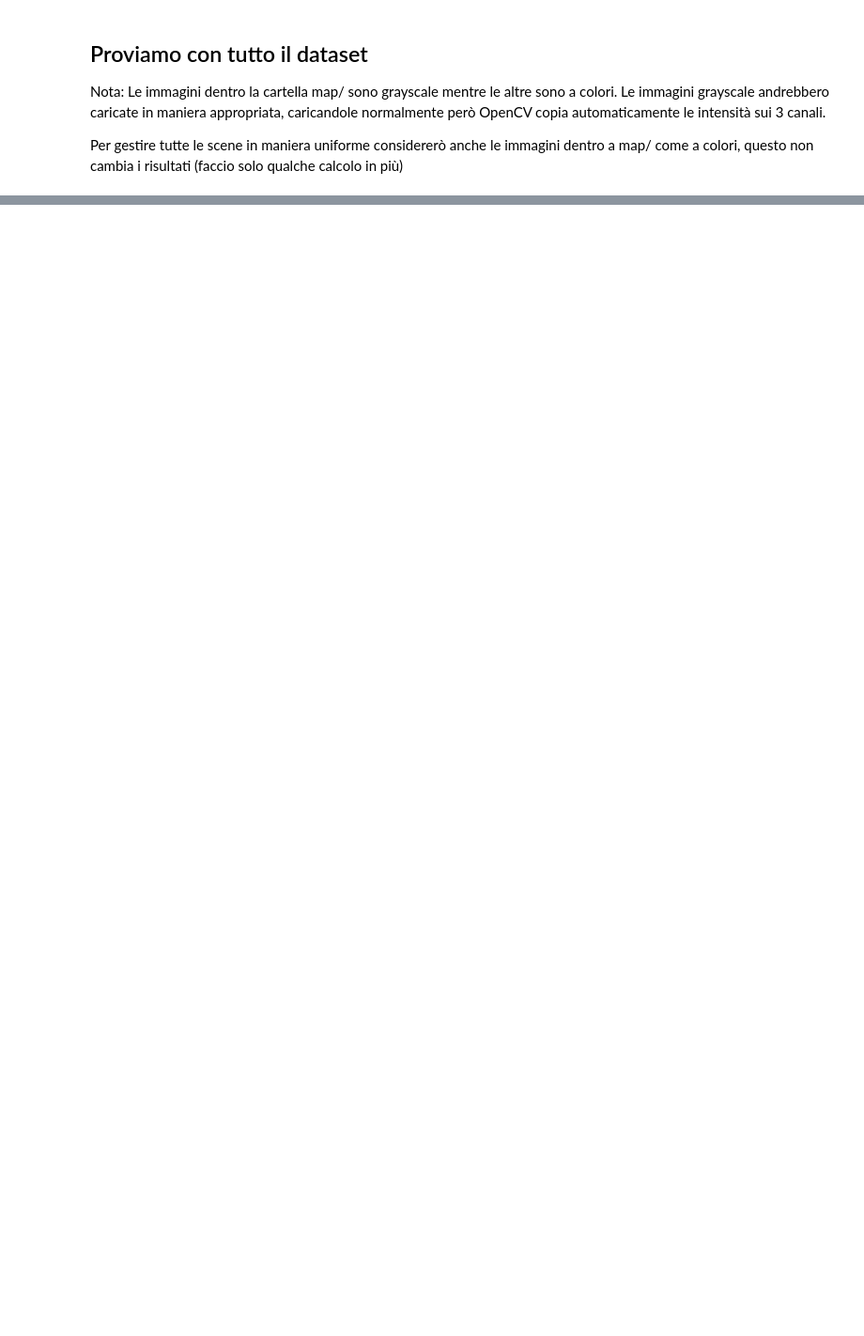
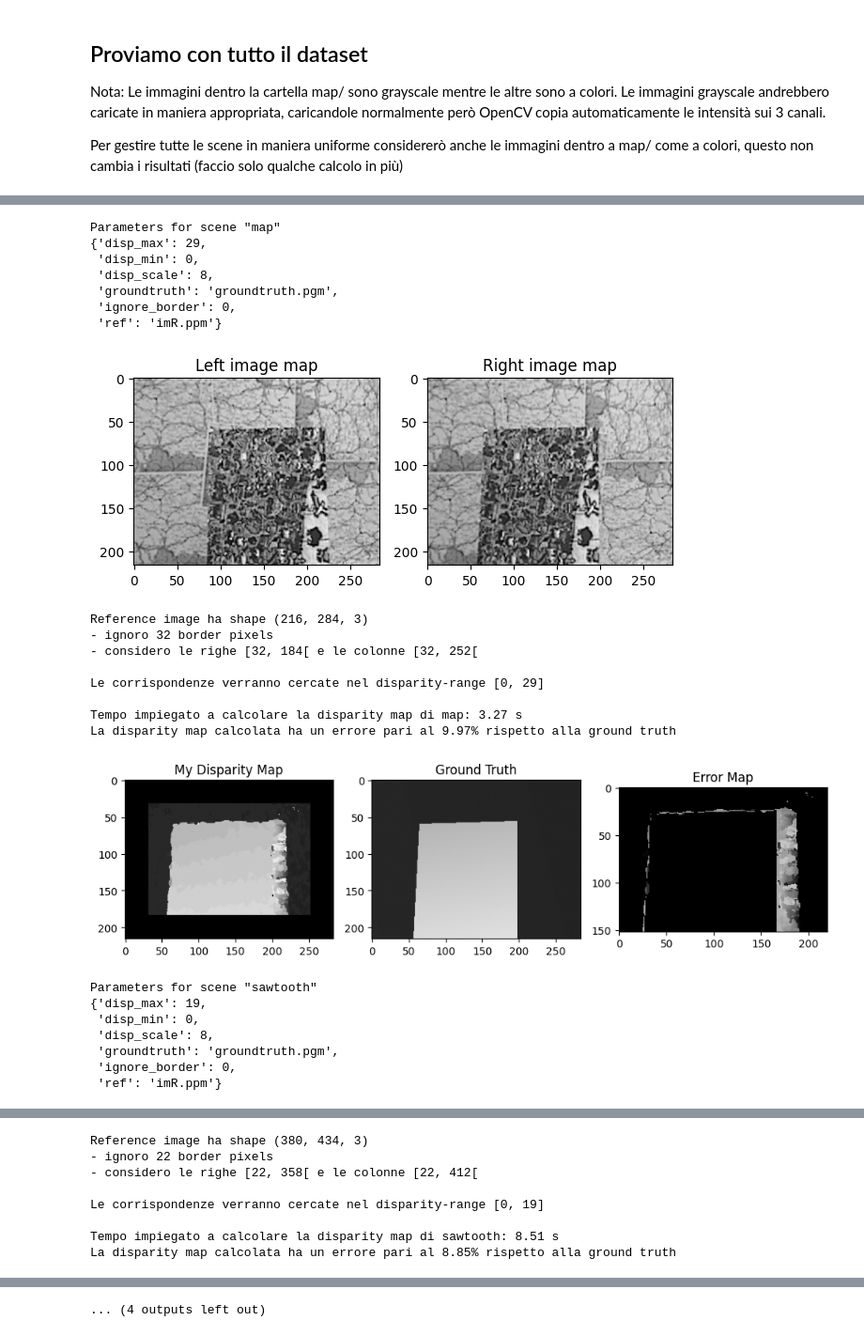
Before and after one commit to koltrakak-learning-repos/CV_learning_repo, a Jupyter notebook: progetto/progetto.ipynb, the cells around one changed output, grey strips where cells are left out. Shown at 94% size. Drawn from its saved outputs; the diff is of its cells as text; code cells hidden in the pictures; blank space fills up the shorter version.

```diff
--- a/progetto/progetto.ipynb
+++ b/progetto/progetto.ipynb
@@ -269,8 +267,7 @@ def S(disparity_map, ground_truth, tolleranza):
 
     return error_sum, error_map
 
-def compare_to_gt(disparity_map, ground_truth, tolleranza):
-    n_area = len(considered_rows) * len(considered_cols)
+def compare_to_gt(disparity_map, ground_truth, tolleranza, n_area):
     error_sum, error_map = S(disparity_map, ground_truth, tolleranza)
     error_percentage = error_sum/n_area
 
@@ -285,6 +282,7 @@ tolleranza = 1
 # la disparità.
 tolleranza *= config["disp_scale"]
 
-error_percentage, _ = compare_to_gt(area_disparity_map, area_ground_truth, tolleranza)
+n_area = len(considered_rows) * len(considered_cols)
+error_percentage, _ = compare_to_gt(area_disparity_map, area_ground_truth, tolleranza, n_area)
 print(f"La disparity map calcolata ha un errore pari al {error_percentage*100:.2f}% rispetto alla ground truth")
 # %% [output]
@@ -458,0 +406,41 @@ La disparity map calcolata ha un errore pari al 11.34% rispetto alla ground trut
+# %%
+base_path = "./StereoDataset/"
+scenes = ["map/", "sawtooth/", "tsukuba/", "venus/"]
+
+### ATTENZIONE: questo è un parametro molto importante!
+### Per adesso lo imposto ad un valore aribtrario; a breve
+### discuterò di come regolarlo
+window_size = 7
+window_radius = (window_size-1) // 2
+
+results_basic_sad = {}
+
+for scene in scenes:
+    path_dataset = base_path + scene
+    res = compute_and_evaluate_disparity(path_dataset, window_radius)
+    results_basic_sad[scene] = res
+# %% [output]
+Parameters for scene "map"
+{'disp_max': 29,
+ 'disp_min': 0,
+ 'disp_scale': 8,
+ 'groundtruth': 'groundtruth.pgm',
+ 'ignore_border': 0,
+ 'ref': 'imR.ppm'}
+[figure, added]
+Reference image ha shape (216, 284, 3)
+- ignoro 32 border pixels
+- considero le righe [32, 184[ e le colonne [32, 252[
+
+Le corrispondenze verranno cercate nel disparity-range [0, 29]
+
+Tempo impiegato a calcolare la disparity map di map: 3.27 s
+La disparity map calcolata ha un errore pari al 9.97% rispetto alla ground truth
+[figure, added]
+Parameters for scene "sawtooth"
+{'disp_max': 19,
+ 'disp_min': 0,
+ 'disp_scale': 8,
+ 'groundtruth': 'groundtruth.pgm',
+ 'ignore_border': 0,
+ 'ref': 'imR.ppm'}
@@ -458,0 +448,8 @@ La disparity map calcolata ha un errore pari al 11.34% rispetto alla ground trut
+Reference image ha shape (380, 434, 3)
+- ignoro 22 border pixels
+- considero le righe [22, 358[ e le colonne [22, 412[
+
+Le corrispondenze verranno cercate nel disparity-range [0, 19]
+
+Tempo impiegato a calcolare la disparity map di sawtooth: 8.51 s
+La disparity map calcolata ha un errore pari al 8.85% rispetto alla ground truth
@@ -458,0 +474 @@ La disparity map calcolata ha un errore pari al 11.34% rispetto alla ground trut
+... (4 outputs left out)
```
Also changed, not shown: parts of 23 cells of this notebook.
